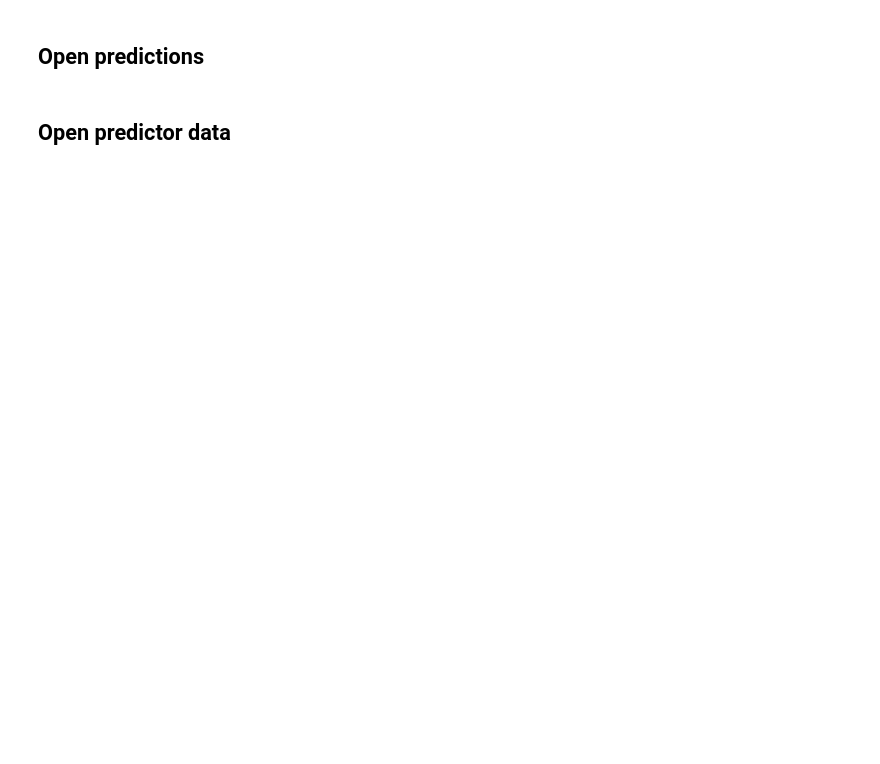
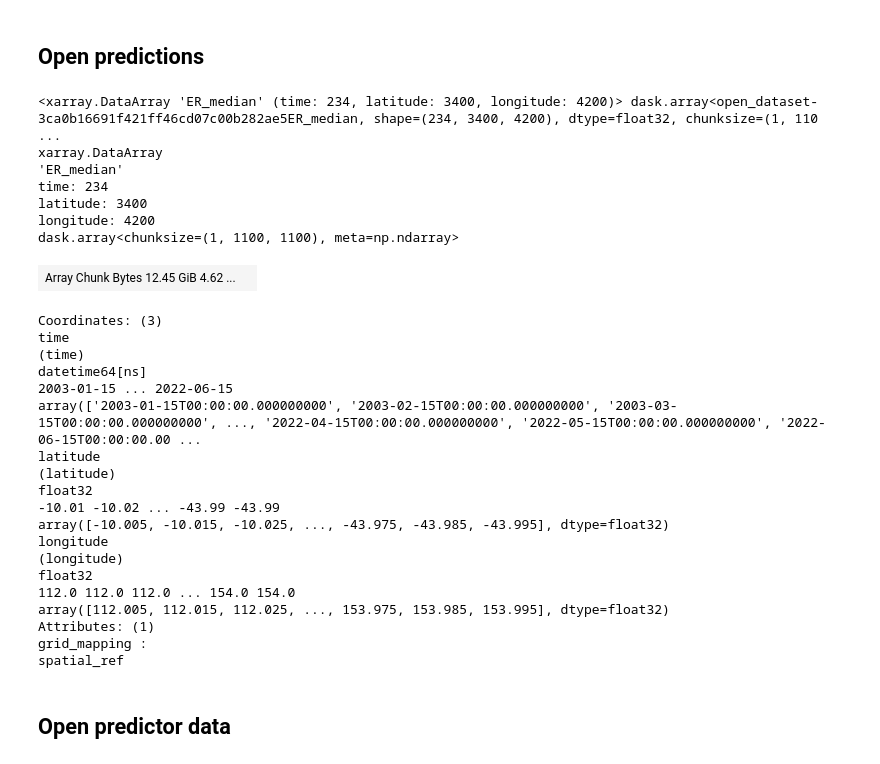
Before and after one commit to cbur24/NEE_modelling, a Jupyter notebook: 8_Correlations.ipynb, the cells around one changed output. Cells and saved outputs as stored; diff of their text form; code cells hidden in the pictures; blank space fills up the shorter version.

Commit message:
generate annual time-series again

```diff
--- a/8_Correlations.ipynb
+++ b/8_Correlations.ipynb
@@ -26,15 +50,46 @@ client
 # %%
-var = 'NEE'
+var = 'ER'
 suffix='20230320'
-results_name = var+'_2003_2022_1km_quantiles_'+suffix+'.nc'
-chunks = {'x':1100,'y':1100, 'time':-1}
+# results_name = var+'_2003_2022_1km_quantiles_'+suffix+'.nc'
+results_name ='AusEFlux_'+var+'_2003_2022_1km_quantiles_v1.1.nc'
+chunks_data = {'x':1100,'y':1100, 'time':1}
+chunks = {'longitude':1100,'latitude':1100, 'time':1}
 # mask_path = '/g/data/os22/chad_tmp/NEE_modelling/results/prediction_data/mask_5km.nc'
 # data_path = '/g/data/os22/chad_tmp/NEE_modelling/results/prediction_data/data_5km.nc'
 # %% [markdown]
 ## Open predictions
 # %%
-ds = xr.open_dataarray('/g/data/os22/chad_tmp/NEE_modelling/results/predictions/'+results_name,
-                       chunks=chunks).sel(quantile=0.5).drop('quantile')
+ds = xr.open_dataset('/g/data/os22/chad_tmp/NEE_modelling/results/predictions/'+results_name,
+                       chunks=chunks)[var+'_median']
+ds
+# %% [output]
+<xarray.DataArray 'ER_median' (time: 234, latitude: 3400, longitude: 4200)> dask.array<open_dataset-3ca0b16691f421ff46cd07c00b282ae5ER_median, shape=(234, 3400, 4200), dtype=float32, chunksize=(1, 110 ...
+xarray.DataArray
+'ER_median'
+time: 234
+latitude: 3400
+longitude: 4200
+dask.array<chunksize=(1, 1100, 1100), meta=np.ndarray>
+| Array Chunk Bytes 12.45 GiB 4.62 ... |  |
+Coordinates: (3)
+time
+(time)
+datetime64[ns]
+2003-01-15 ... 2022-06-15
+array(['2003-01-15T00:00:00.000000000', '2003-02-15T00:00:00.000000000', '2003-03-15T00:00:00.000000000', ..., '2022-04-15T00:00:00.000000000', '2022-05-15T00:00:00.000000000', '2022-06-15T00:00:00.00 ...
+latitude
+(latitude)
+float32
+-10.01 -10.02 ... -43.99 -43.99
+array([-10.005, -10.015, -10.025, ..., -43.975, -43.985, -43.995], dtype=float32)
+longitude
+(longitude)
+float32
+112.0 112.0 112.0 ... 154.0 154.0
+array([112.005, 112.015, 112.025, ..., 153.975, 153.985, 153.995], dtype=float32)
+Attributes: (1)
+grid_mapping :
+spatial_ref
 # %%
 # grid = zoom_out(ds.odc.geobox, 2)
 # ds = xr_reproject(ds, geobox=grid.compat, resampling='average').compute()
```
Also changed, not shown: parts of 14 cells of this notebook, 15 other files.
